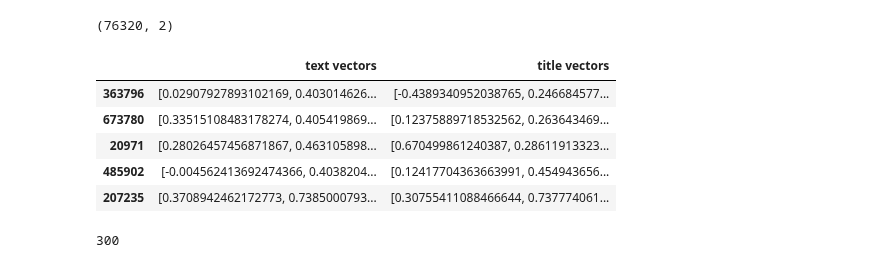
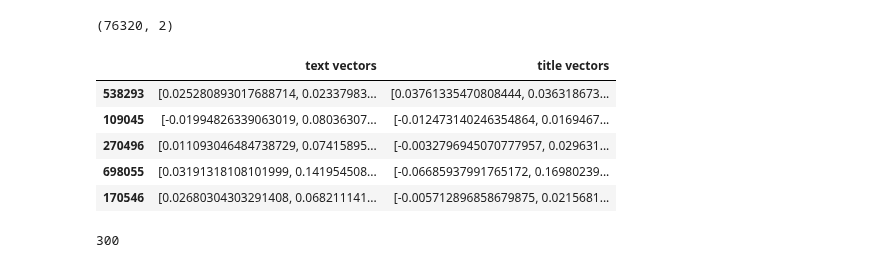
Before and after one commit to innawendell/Describing-Data-, a Jupyter notebook: Ads.ipynb, the cells around one changed output. Cells and saved outputs as stored; diff of their text form; code cells hidden in the pictures.

```diff
--- a/Ads.ipynb
+++ b/Ads.ipynb
@@ -256,6 +260,6 @@ def result_vector(text):
             count+=1
     if count == 0:
         return None
-    result = (result / count).reshape(1, -1)
-    #result = normalize(result.reshape(1, -1)).flatten()
+    #result = (result / count).reshape(1, -1)
+    result = normalize(result.reshape(1, -1))
     return result
@@ -379,14 +391,14 @@ for row in range(len(test_df)):
     else:
         test_df.iloc[row, 1] = 'M'
 # %%
-test_df.head()
+training_df.head()
 # %% [output]
 |  | text vectors | title vectors |
-| 363796 | [0.02907927893102169, 0.403014626... | [-0.4389340952038765, 0.246684577... |
-| 673780 | [0.33515108483178274, 0.405419869... | [0.12375889718532562, 0.263643469... |
-| 20971 | [0.28026457456871867, 0.463105898... | [0.670499861240387, 0.28611913323... |
-| 485902 | [-0.004562413692474366, 0.4038204... | [0.12417704363663991, 0.454943656... |
-| 207235 | [0.3708942462172773, 0.7385000793... | [0.30755411088466644, 0.737774061... |
+| 538293 | [0.025280893017688714, 0.02337983... | [0.03761335470808444, 0.036318673... |
+| 109045 | [-0.01994826339063019, 0.08036307... | [-0.012473140246354864, 0.0169467... |
+| 270496 | [0.011093046484738729, 0.07415895... | [-0.0032796945070777957, 0.029631... |
+| 698055 | [0.03191318108101999, 0.141954508... | [-0.06685937991765172, 0.16980239... |
+| 170546 | [0.02680304303291408, 0.068211141... | [-0.005712896858679875, 0.0215681... |
 # %%
 len(test_df.iloc[0, 0])
 # %% [output]
```
Also changed, not shown: parts of 60 cells of this notebook.
